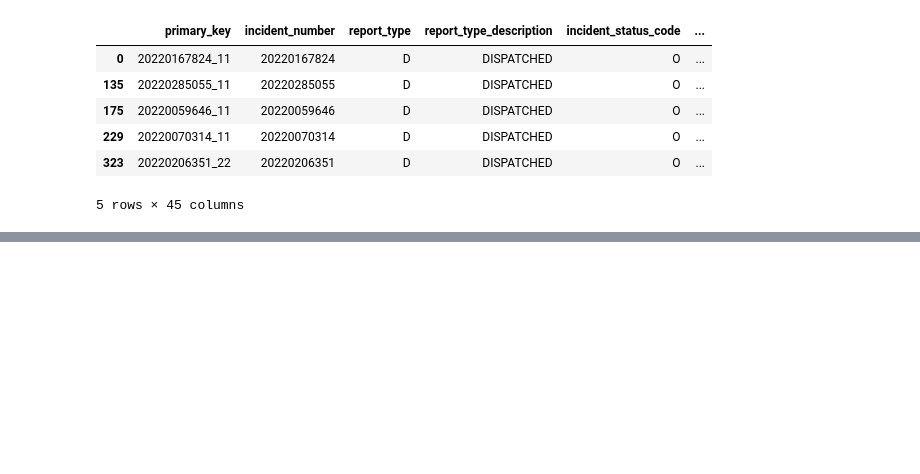
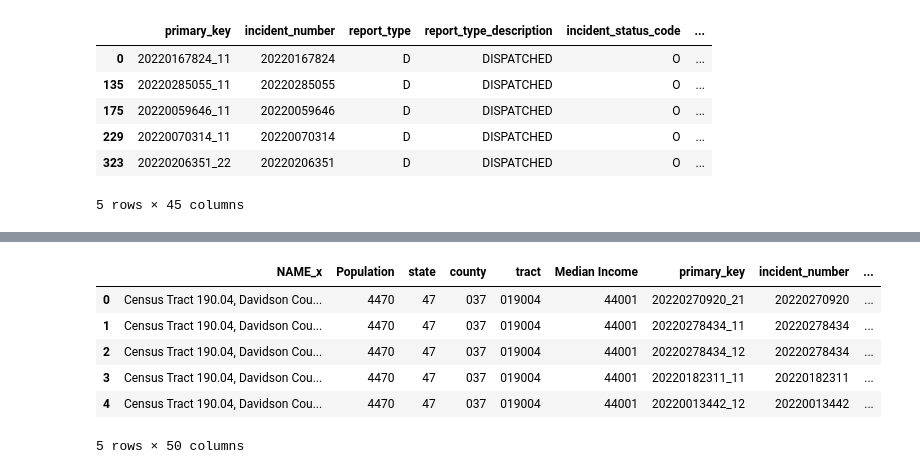
Before and after one commit to nss-data-science-cohort-6/api_project-jolly_ranchers, a Jupyter notebook: JR_API.ipynb, the cells around one changed output, grey strips where cells are left out. Cells and saved outputs as stored; diff of their text form; code cells hidden in the pictures; blank space fills up the shorter version.

```diff
--- a/JR_API.ipynb
+++ b/JR_API.ipynb
@@ -423,0 +395,10 @@ Index(['primary_key', 'incident_number', 'report_type',
+# %%
+question5_filtered.head()
+# %% [output]
+|  | NAME_x | Population | state | county | tract | Median Income | primary_key | incident_number | ... |
+| 0 | Census Tract 190.04, Davidson Cou... | 4470 | 47 | 037 | 019004 | 44001 | 20220270920_21 | 20220270920 | ... |
+| 1 | Census Tract 190.04, Davidson Cou... | 4470 | 47 | 037 | 019004 | 44001 | 20220278434_11 | 20220278434 | ... |
+| 2 | Census Tract 190.04, Davidson Cou... | 4470 | 47 | 037 | 019004 | 44001 | 20220278434_12 | 20220278434 | ... |
+| 3 | Census Tract 190.04, Davidson Cou... | 4470 | 47 | 037 | 019004 | 44001 | 20220182311_11 | 20220182311 | ... |
+| 4 | Census Tract 190.04, Davidson Cou... | 4470 | 47 | 037 | 019004 | 44001 | 20220013442_12 | 20220013442 | ... |
+5 rows × 50 columns
```
Also changed, not shown: parts of 13 cells of this notebook.
